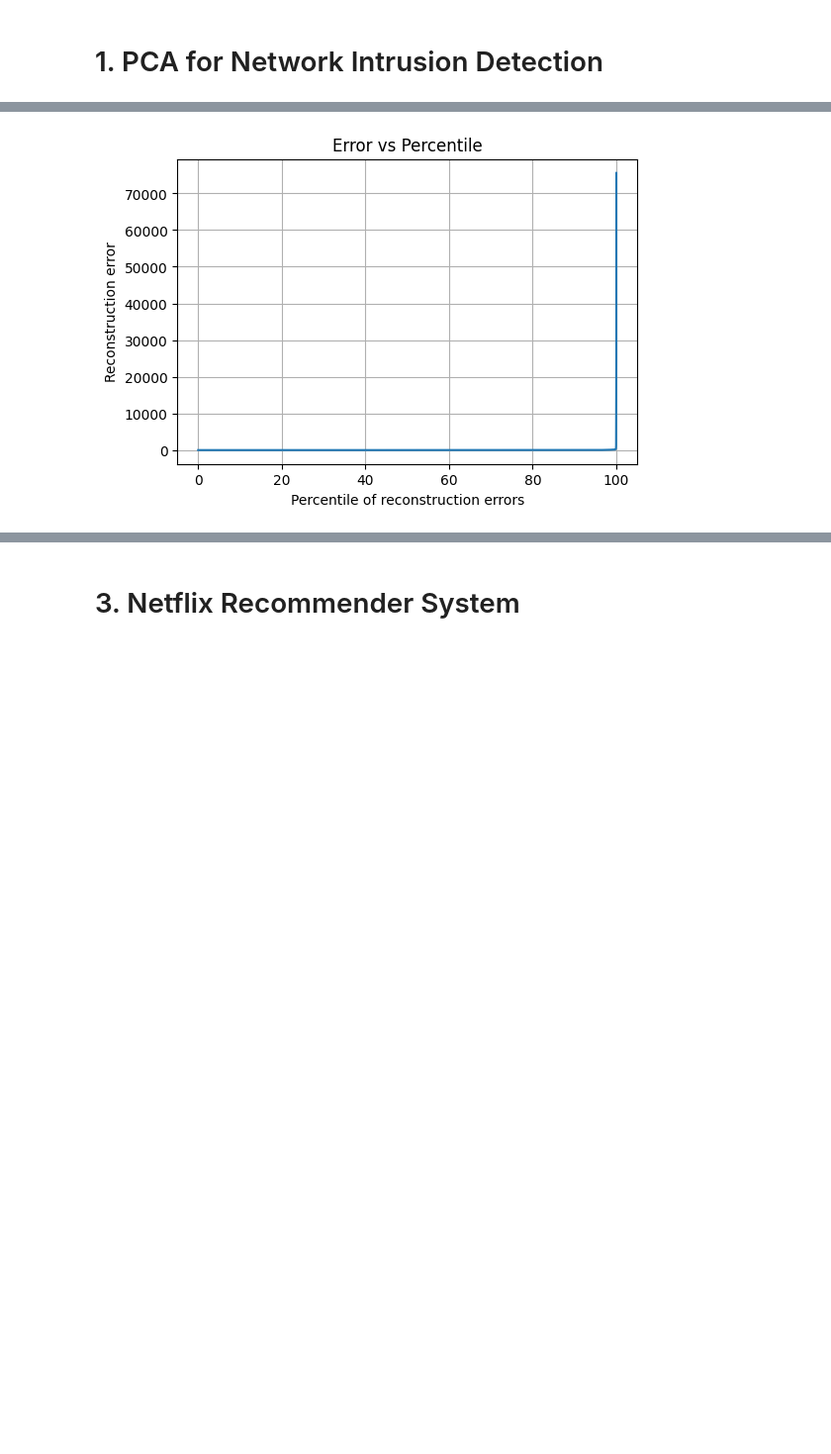
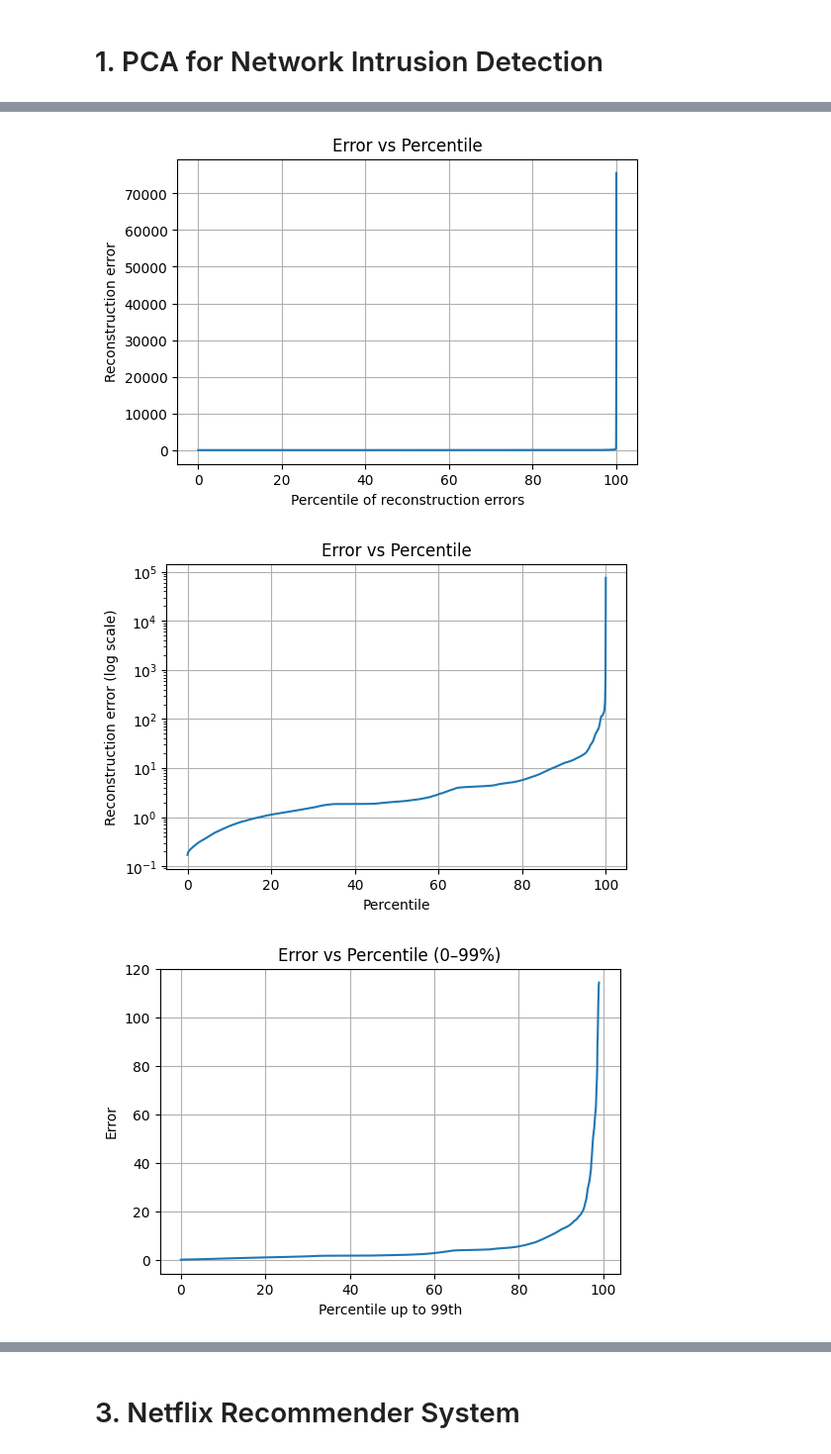
Before and after one commit to stefanxz/ml-hw2, a Jupyter notebook: homework_2_setup.ipynb, the cells around one changed output, grey strips where cells are left out. Shown at 99% size. Cells and saved outputs as stored; diff of their text form; code cells hidden in the pictures; blank space fills up the shorter version.

```diff
--- a/homework_2_setup.ipynb
+++ b/homework_2_setup.ipynb
@@ -145,33 +145,46 @@ plt.plot(percentiles, sorted_errors)
 plt.yscale('log')
 plt.xlabel("Percentile")
 plt.ylabel("Reconstruction error (log scale)")
 plt.title("Error vs Percentile")
 plt.grid(True)
 plt.show()
 
+#zoomed in
+cutoff = int(0.99 * len(sorted_errors))
+plt.figure(figsize=(6,4))
+plt.plot(percentiles[:cutoff], sorted_errors[:cutoff])
+plt.xlabel("Percentile up to 99th")
+plt.ylabel("Error")
+plt.title("Error vs Percentile (0–99%)")
+plt.grid(True)
+plt.show()
+
+
 
 # c
 thresholds = np.percentile(errors, prediction_percentiles)
 
 for p, t in zip(prediction_percentiles, thresholds):
     preds = errors > t
 
     tp = np.sum((~is_normal_balanced) & preds)
     fp = np.sum(( is_normal_balanced) & preds)
 
     print(f"{p}th percentile (threshold ≃ {t:.4f}):")
     print(f"  tp_{p} = {tp}")
     print(f"  fp_{p} = {fp}\n")
 # %% [output]
 Loaded balanced data: (97378, 118), normal=97278, intrusion=100
 Low-dim coords of sample 7 (first three):
 z₀ = -0.099082
 z₁ = -0.993120
 z₂ = 0.062970
 Reconstruction error of 8th point:       3.549354
 Mean error for intrusion connections:    30.116689
 Mean error for normal connections:       12.875805
 [figure]
+[figure, added]
+[figure, added]
 90th percentile (threshold ≃ 12.6788):
   tp_90 = 99
   fp_90 = 9639
```
Also changed, not shown: parts of 2 cells of this notebook.
